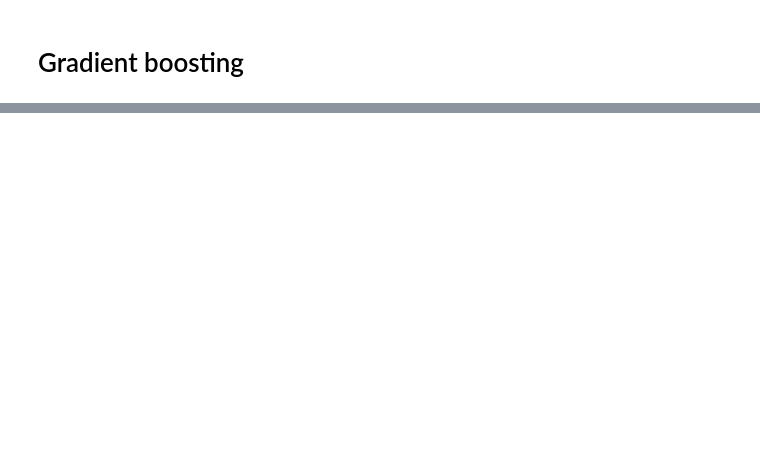
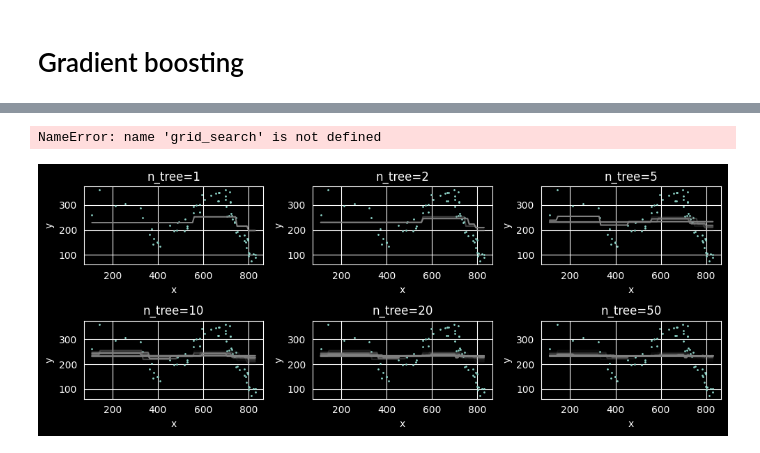
Before and after one commit to gonzur75/data_science_main, a Jupyter notebook: ensemble_learning/ensembles.ipynb, the cells around one changed output, grey strips where cells are left out. Saved outputs shown, nothing was run; the diff lists cells and outputs as text; code cells hidden in the pictures; blank space fills up the shorter version.

```diff
--- a/ensemble_learning/ensembles.ipynb
+++ b/ensemble_learning/ensembles.ipynb
@@ -408,0 +491,12 @@ Model Accuracy: 0.833
+# %%
+results = pd.DataFrame(grid_search.cv_results_)
+results[[
+    "mean_test_accuracy",
+    "mean_test_f1",
+    "param_classifier__n_estimators"
+    "param_classifier__learning_rate"
+    "param_classifier__max_depth"
+    "param_classifier__subsample"
+]].sort_values("mean_test_f1", ascending=False)
+# %% [output]
+NameError: name 'grid_search' is not defined
@@ -408,0 +509,32 @@ Model Accuracy: 0.833
+# %%
+layouts = """
+123
+456
+"""
+
+fig, axs = plt.subplot_mosaic(layouts, figsize=(10, 4))
+
+n_trees = [1, 2, 5, 10, 20, 50]
+
+data = pd.read_csv("datasets/simple.csv")
+
+for i, n_tree in enumerate(n_trees, start=1):
+    ax=axs[str(i)]
+
+    data.plot.scatter(x="x", y="y", ax=ax, title=f"n_tree={n_tree}", s=1)
+    rf = XGBRegressor(
+        n_estimators=n_tree,
+        max_depth=2,
+        random_state=42,
+    )
+    rf.fit(data[["x"]], data["y"])
+    x = pd.DataFrame({
+        "x":  np.linspace(data.x.min(), data.x.max(), 100),
+    })
+    for z, j in enumerate(range(n_tree)):
+        y=rf.predict(x, iteration_range=(j, j+1))
+        ax.plot(x, y, c="grey", alpha=(z+1)/ n_tree)
+
+plt.tight_layout()
+# %% [output]
+[figure, added]
```
Also changed, not shown: parts of 27 cells of this notebook, 5 other files.
